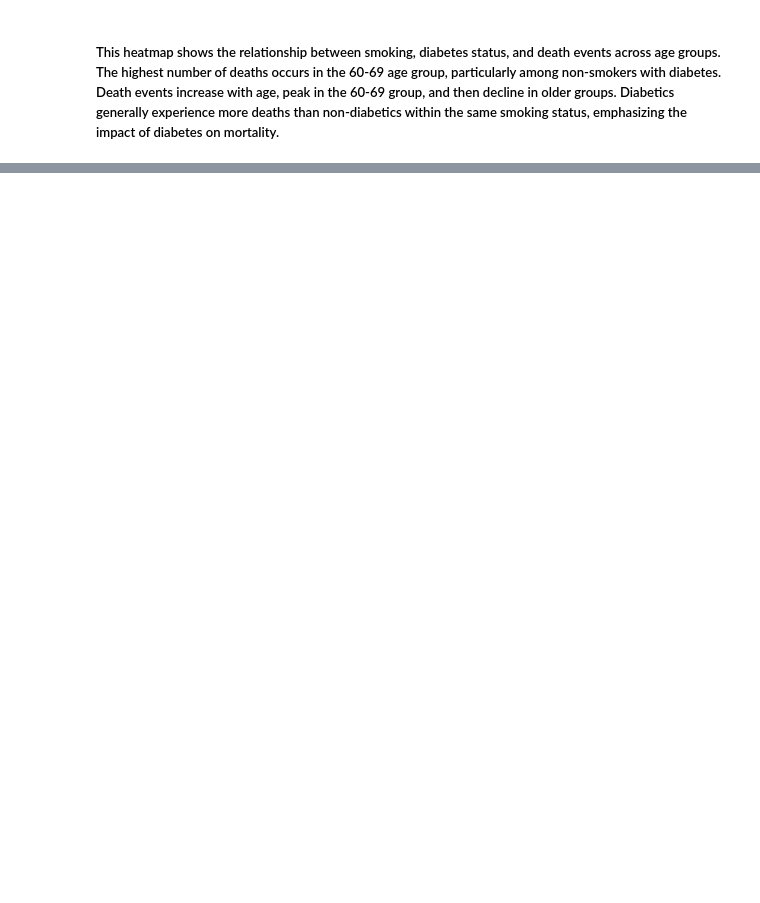
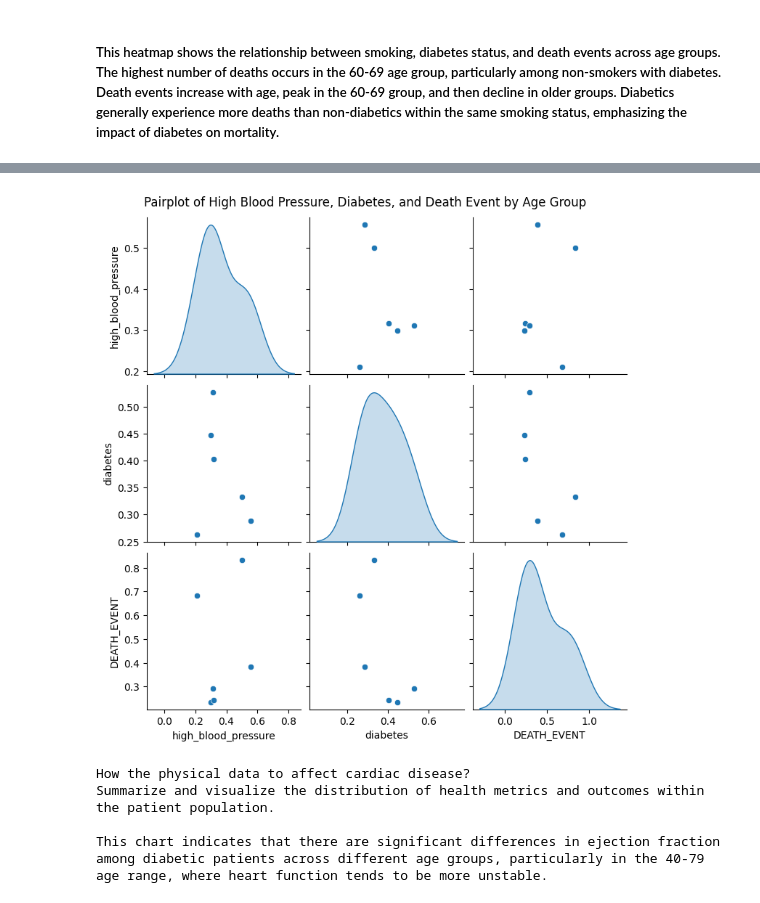
Before and after one commit to faiyted/Project-Cardiac-Disease, a Jupyter notebook: Group-Project.ipynb, the cells around one changed output, grey strips where cells are left out. Drawn from its saved outputs; the diff is of its cells as text; code cells hidden in the pictures; blank space fills up the shorter version.

```diff
--- a/Group-Project.ipynb
+++ b/Group-Project.ipynb
@@ -815,0 +897,39 @@ plt.show()
+# %%
+import pandas as pd
+import seaborn as sns
+import matplotlib.pyplot as plt
+
+age_bins = [0, 30, 40, 50, 60, 70, 80, 90, 100]
+age_labels = ['0-29', '30-39', '40-49', '50-59', '60-69', '70-79', '80-89', '90+']
+
+heart_df['age_group'] = pd.cut(heart_df['age'], bins=age_bins, labels=age_labels, right=False)
+
+grouped_df = heart_df.groupby('age_group')[['high_blood_pressure', 'diabetes', 'DEATH_EVENT']].mean()
+
+sns.pairplot(grouped_df, diag_kind='kde')
+
+plt.suptitle("Pairplot of High Blood Pressure, Diabetes, and Death Event by Age Group", y=1.02)
+plt.show()
+
+text1 = (
+    "How the physical data to affect cardiac disease?\n"
+    "Summarize and visualize the distribution of health metrics and outcomes within the patient population.\n"
+)
+
+print(text1)
+
+text2 = (
+    "This chart indicates that there are significant differences in ejection fraction \n"
+    "among diabetic patients across different age groups, particularly in the 40-79 \n"
+    "age range, where heart function tends to be more unstable.\n"
+)
+
+print(text2)
+# %% [output]
+[figure, added]
+How the physical data to affect cardiac disease?
+Summarize and visualize the distribution of health metrics and outcomes within the patient population.
+
+This chart indicates that there are significant differences in ejection fraction
+among diabetic patients across different age groups, particularly in the 40-79
+age range, where heart function tends to be more unstable.
```
Also changed, not shown: parts of 14 cells of this notebook.
